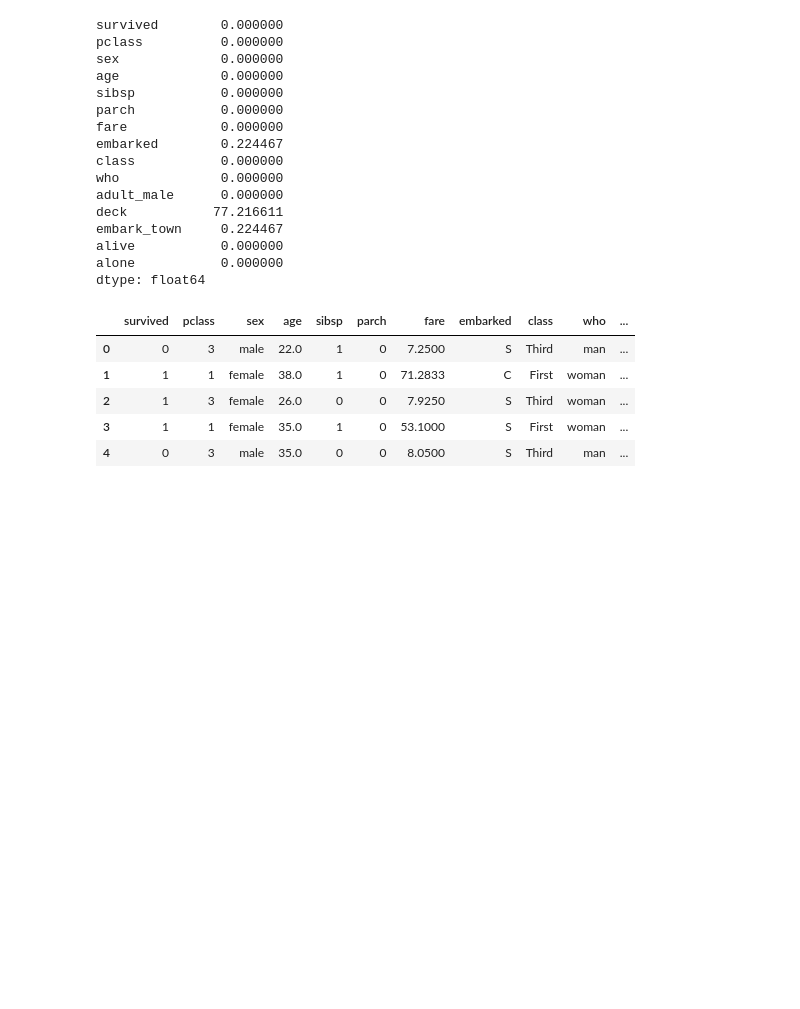
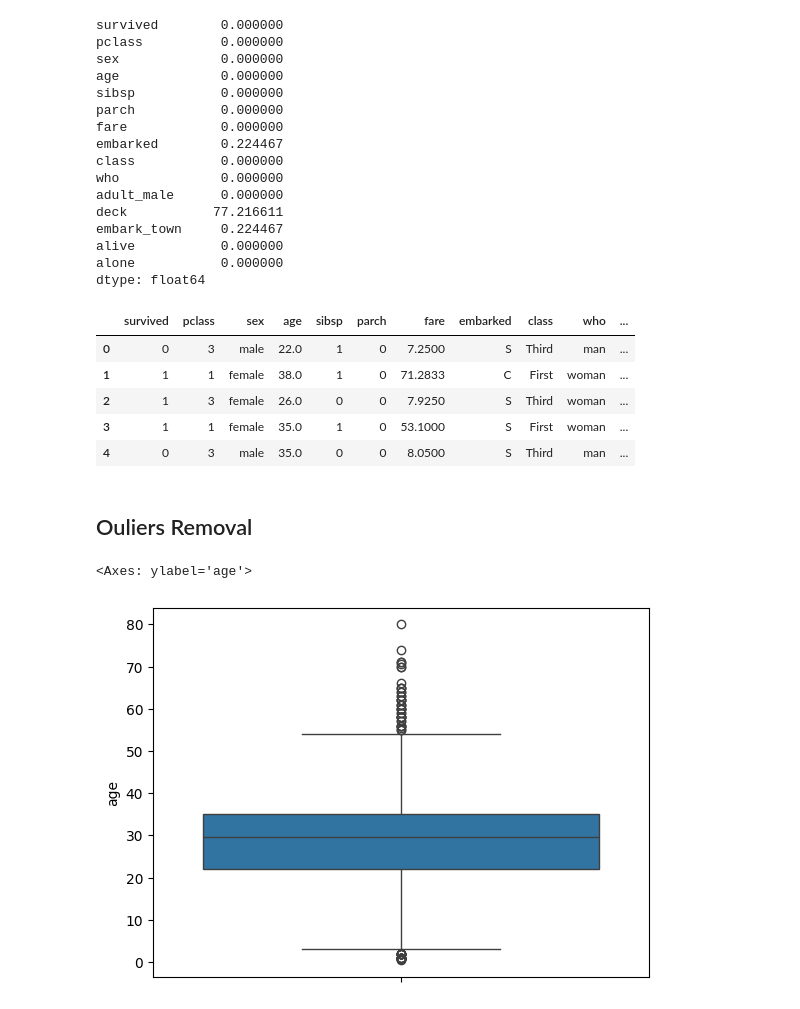
Before and after one commit to saadkhalidabbasi/Data-Science-Notes, a Jupyter notebook: Data_Wrangling_from_Zero_to_Pro.ipynb, the cells around one changed output. Cells and saved outputs as stored; diff of their text form; code cells hidden in the pictures; blank space fills up the shorter version.

```diff
--- a/Data_Wrangling_from_Zero_to_Pro.ipynb
+++ b/Data_Wrangling_from_Zero_to_Pro.ipynb
@@ -120,3 +120,13 @@ df['age'].fillna(df['age'].mean(),inplace=True)
 df['embarked'].fillna(df['embarked'].mode()[0],inplace=True)
 # %%
 df['embark_town'].fillna(df['embark_town'].mode()[0],inplace=True)
+# %% [markdown]
+## Ouliers Removal
+# %%
+# 1. Removing Ouliers Through Visualization
+
+import seaborn as sns
+sns.boxplot(data=df,y='age')
+# %% [output]
+<Axes: ylabel='age'>
+[figure, added]
```
Also changed, not shown: parts of 4 cells of this notebook.
